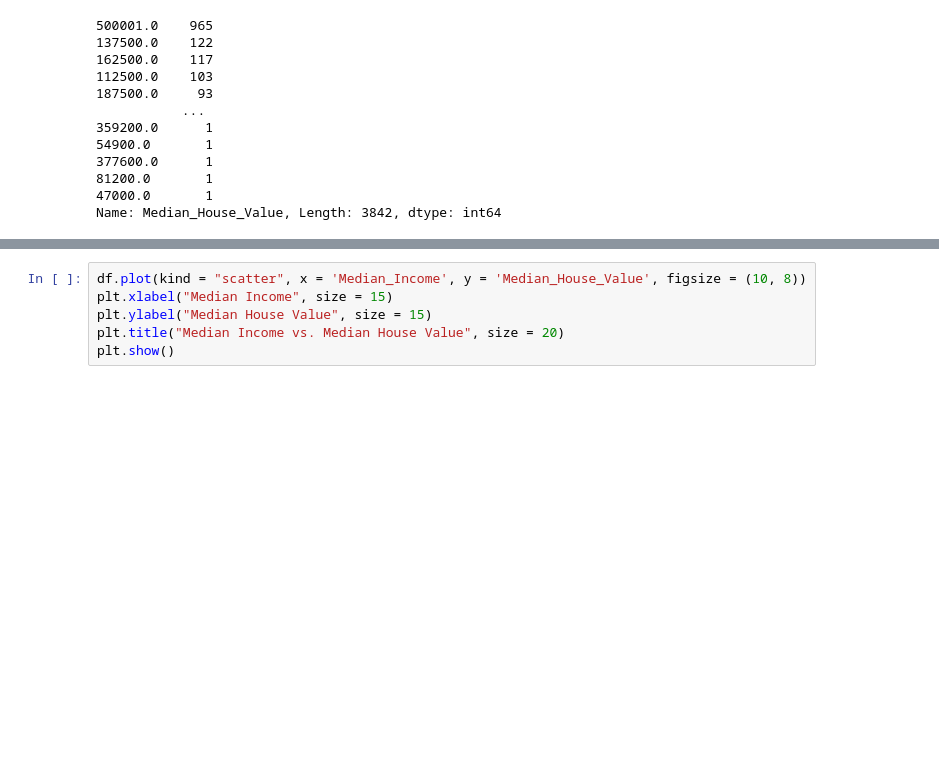
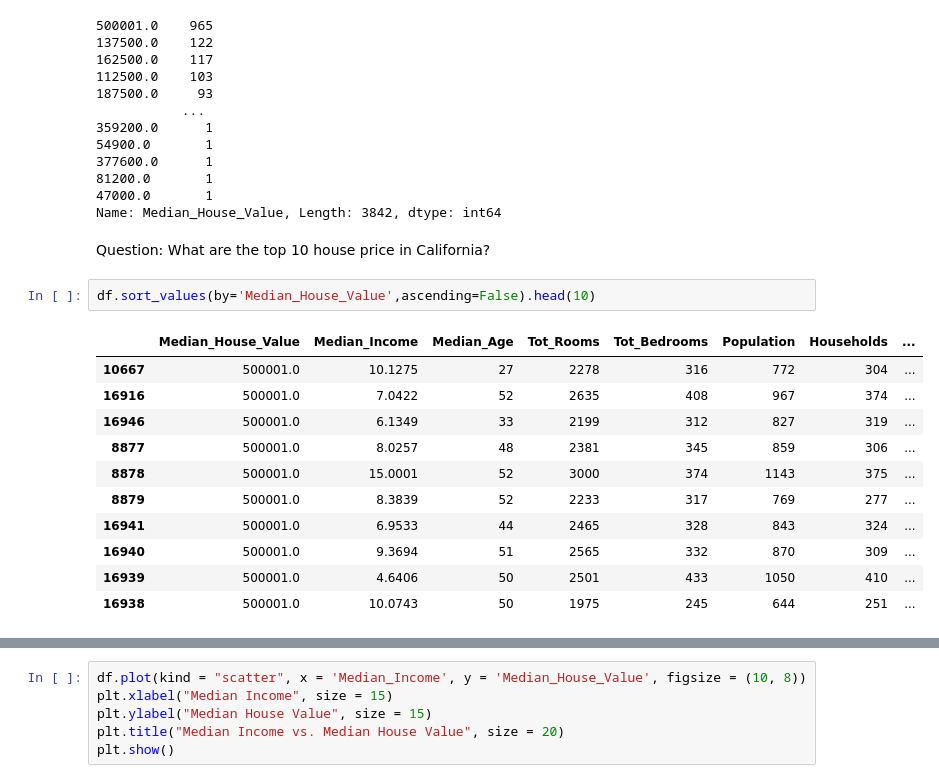
Before and after one commit to melodyhc/springboard, a Jupyter notebook: Capstone project 2_/Data Wrangling and EDA.ipynb, the cells around one changed output, grey strips where cells are left out. Saved outputs shown, nothing was run; the diff lists cells and outputs as text; blank space fills up the shorter version.

```diff
--- a/Capstone project 2_/Data Wrangling and EDA.ipynb
+++ b/Capstone project 2_/Data Wrangling and EDA.ipynb
@@ -122,3 +124,19 @@ df["Median_House_Value"].value_counts(dropna=False)
 81200.0       1
 47000.0       1
 Name: Median_House_Value, Length: 3842, dtype: int64
+# %% [markdown]
+ Question: What are the top 10 house price in California?
+# %%
+df.sort_values(by='Median_House_Value',ascending=False).head(10)
+# %% [output]
+|  | Median_House_Value | Median_Income | Median_Age | Tot_Rooms | Tot_Bedrooms | Population | Households | ... |
+| 10667 | 500001.0 | 10.1275 | 27 | 2278 | 316 | 772 | 304 | ... |
+| 16916 | 500001.0 | 7.0422 | 52 | 2635 | 408 | 967 | 374 | ... |
+| 16946 | 500001.0 | 6.1349 | 33 | 2199 | 312 | 827 | 319 | ... |
+| 8877 | 500001.0 | 8.0257 | 48 | 2381 | 345 | 859 | 306 | ... |
+| 8878 | 500001.0 | 15.0001 | 52 | 3000 | 374 | 1143 | 375 | ... |
+| 8879 | 500001.0 | 8.3839 | 52 | 2233 | 317 | 769 | 277 | ... |
+| 16941 | 500001.0 | 6.9533 | 44 | 2465 | 328 | 843 | 324 | ... |
+| 16940 | 500001.0 | 9.3694 | 51 | 2565 | 332 | 870 | 309 | ... |
+| 16939 | 500001.0 | 4.6406 | 50 | 2501 | 433 | 1050 | 410 | ... |
+| 16938 | 500001.0 | 10.0743 | 50 | 1975 | 245 | 644 | 251 | ... |
```
Also changed, not shown: parts of 11 cells of this notebook.
